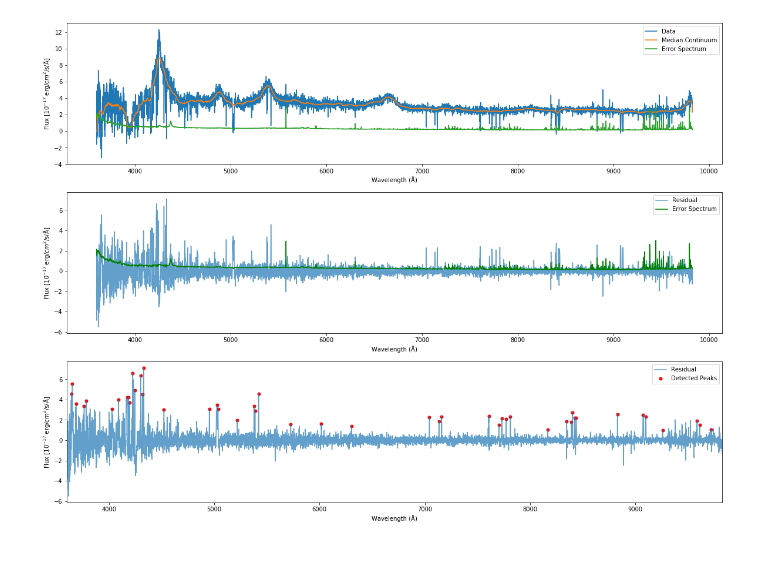
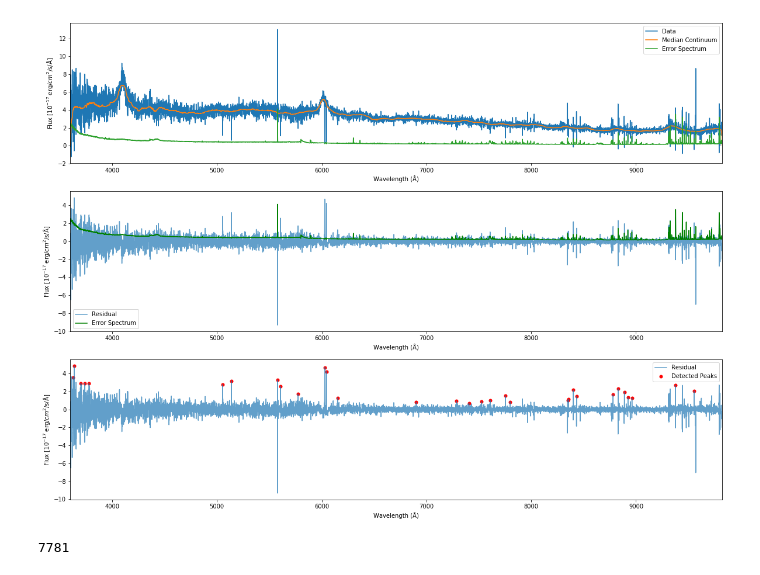
Before and after one commit to LNapolitano/QSO_AB, a Jupyter notebook: BetterPeakFinder.ipynb, the cells around one changed output. Cells and saved outputs as stored; diff of their text form; code cells hidden in the pictures.

```diff
--- a/BetterPeakFinder.ipynb
+++ b/BetterPeakFinder.ipynb
@@ -45,7 +48,7 @@ def find_p(data,err,threshold):
 
 #filename setup
 dirname = "/global/cfs/cdirs/desi/spectro/redux/daily/tiles/68002/20200315"
-filename = "coadd-{}-{}-{}.fits".format(7, 68002, 20200315)
+filename = "coadd-{}-{}-{}.fits".format(0, 68002, 20200315)
 
 #open paths
 specfile = os.path.join(dirname, filename)
@@ -53,8 +56,8 @@ specobj = desispec.io.read_spectra(specfile)
 
 #define x and y spaces (flux and error)
 x_spc = specobj.wave["brz"]
-y_flux = specobj.flux["brz"][293]
-y_err=1/np.sqrt(specobj.ivar["brz"][293])
+y_flux = specobj.flux["brz"][199]
+y_err=1/np.sqrt(specobj.ivar["brz"][199])
 
 #boxcar median continuum estimate
 cont_est = medfilt(y_flux,79)
@@ -63,31 +66,36 @@ bc_residual = cont_est-y_flux
 
 #qso spec and contiunuum est.
 plt.figure(figsize = (20, 15))
 plt.subplot(3,1,1)
 plt.plot(x_spc,y_flux,label='Data')
 plt.plot(x_spc,cont_est,label='Median Continuum')
 plt.plot(x_spc,y_err,label='Error Spectrum')
+plt.xlim(min(x_spc),max(x_spc))
 plt.legend()
 plt.xlabel('Wavelength (Å)')
 plt.ylabel('Flux [$10^{-17}$ erg/$cm^2$/s/Å]')
 
 plt.subplot(3,1,2)
 plt.plot(x_spc,bc_residual,label='Residual',alpha=0.7)
 plt.plot(x_spc,y_err,label='Error Spectrum',c='g')
+plt.xlim(min(x_spc),max(x_spc))
 plt.legend()
 plt.xlabel('Wavelength (Å)')
 plt.ylabel('Flux [$10^{-17}$ erg/$cm^2$/s/Å]')
 
 #initial
 bc_peaks=find_p(bc_residual,y_err,2)
 
 plt.subplot(3,1,3)
 plt.scatter(x_spc[bc_peaks[0]],bc_peaks[1],c = 'r',s = 25,label='Detected Peaks')
 plt.plot(x_spc, bc_residual, c='C0',label='Residual',alpha=0.7)
 plt.xlim(min(x_spc),max(x_spc))
 plt.legend()
 plt.xlabel('Wavelength (Å)')
 plt.ylabel('Flux [$10^{-17}$ erg/$cm^2$/s/Å]')
 plt.show()
+
+print(len(x_spc))
 # %% [output]
-[figure, old version]
+[figure, new version]
+7781
```
Also changed, not shown: parts of 1 cell of this notebook.
